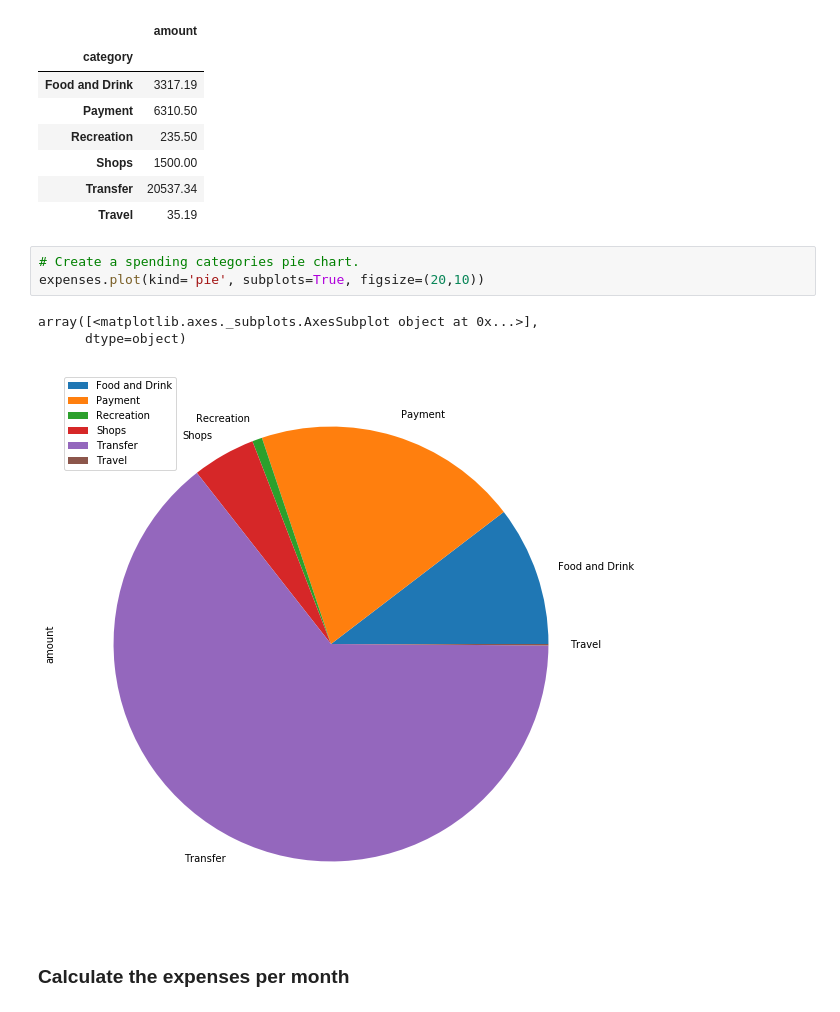
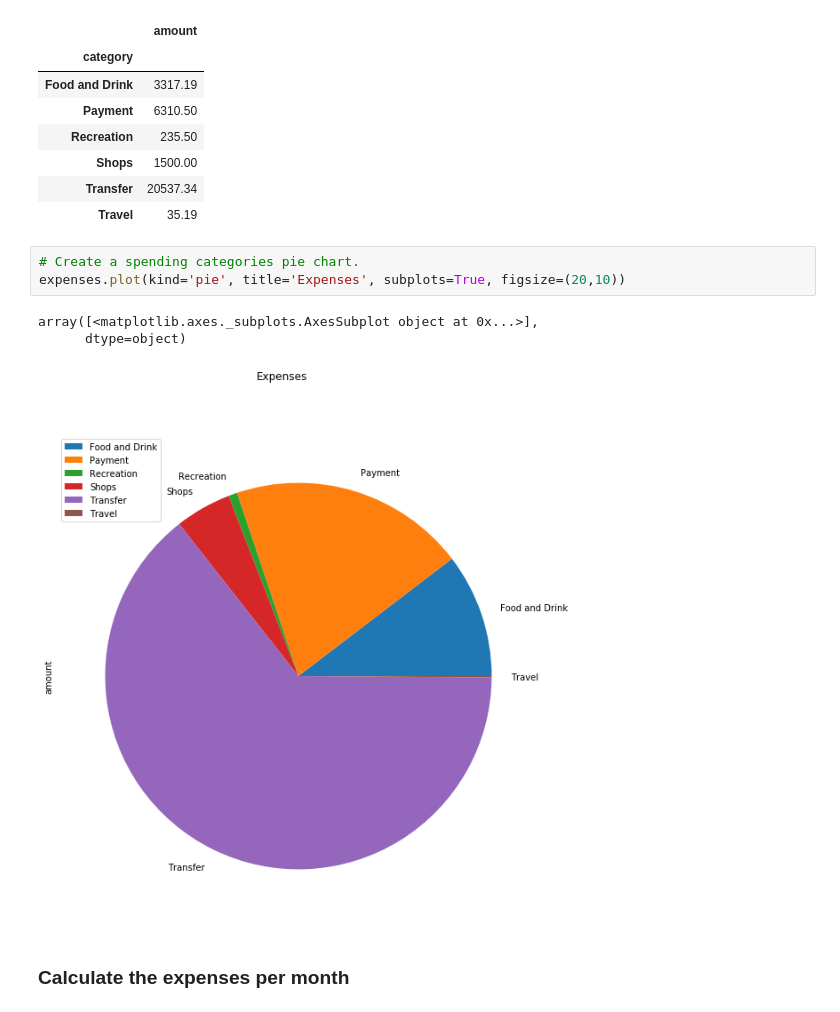
Before and after one commit to johnmyronmillar/APIs, a Jupyter notebook: 05-APIs/Instructions/Starter_Code/account_summary.ipynb, the cells around one changed output. Saved outputs shown, nothing was run; the diff lists cells and outputs as text.

```diff
--- a/05-APIs/Instructions/Starter_Code/account_summary.ipynb
+++ b/05-APIs/Instructions/Starter_Code/account_summary.ipynb
@@ -337,11 +337,11 @@ expenses
 | Travel | 35.19 |
 # %%
 # Create a spending categories pie chart.
-expenses.plot(kind='pie', subplots=True, figsize=(20,10))
+expenses.plot(kind='pie', title='Expenses', subplots=True, figsize=(20,10))
 # %% [output]
 array([<matplotlib.axes._subplots.AxesSubplot object at 0x...>],
       dtype=object)
-[figure, old version]
+[figure, new version]
 # %% [markdown]
 ### Calculate the expenses per month
 # %%
```
Also changed, not shown: parts of 3 cells of this notebook, 9 other files.
